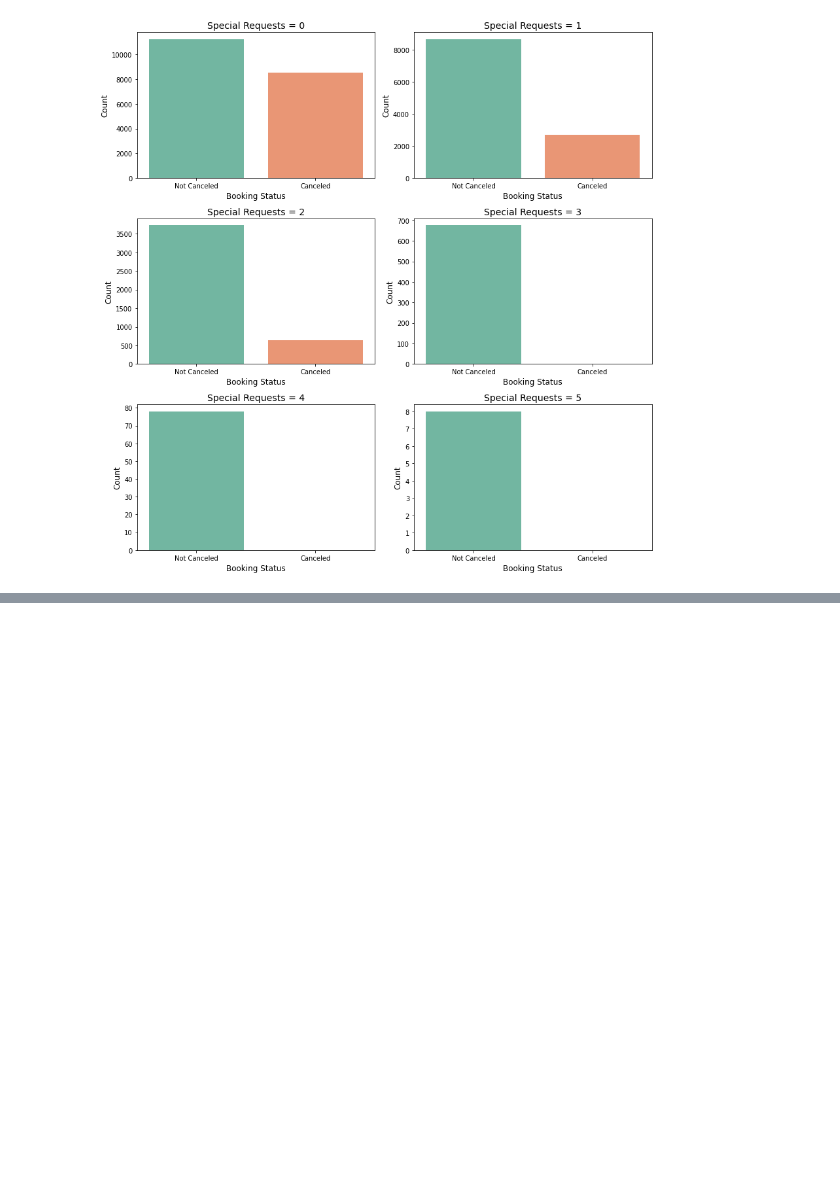
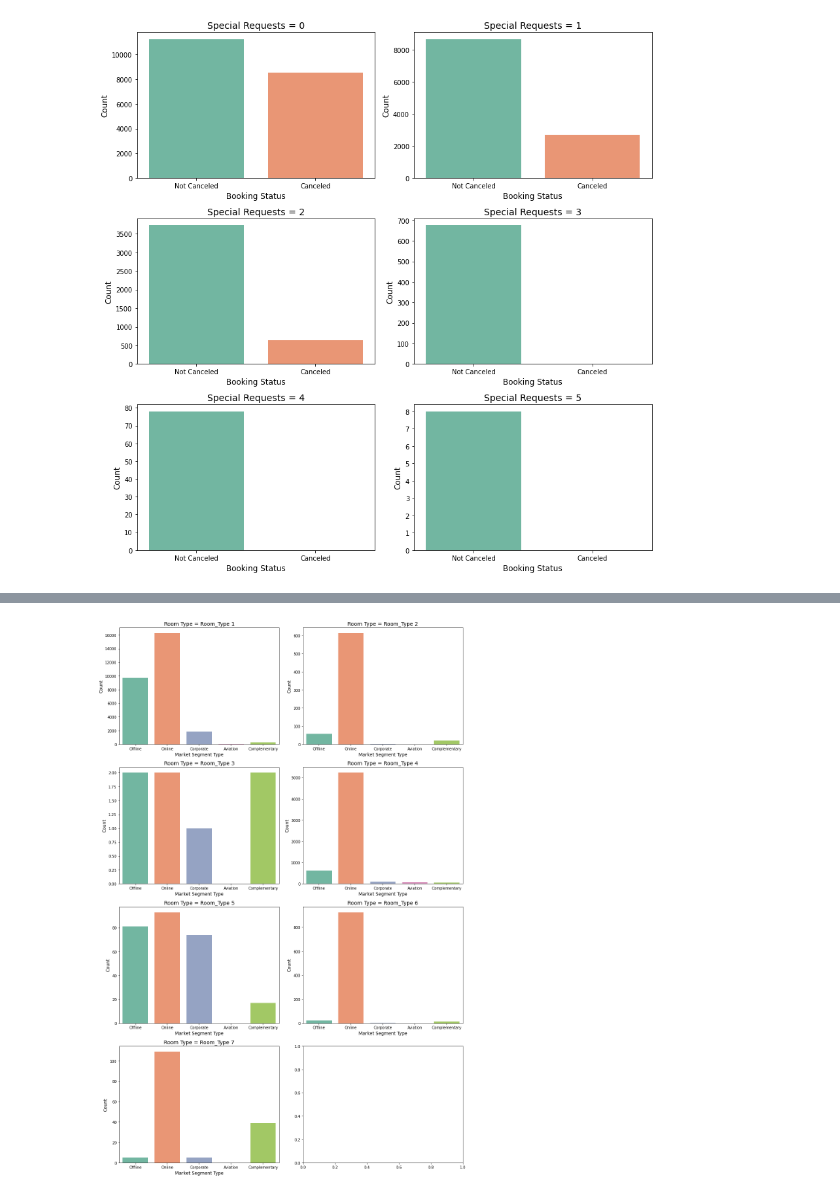
Before and after one commit to Cellula-Tech/Machine-Learning-2024-Winter-Intern-, a Jupyter notebook: cellula_first_task.ipynb, the cells around one changed output, grey strips where cells are left out. Drawn from its saved outputs; the diff is of its cells as text; code cells hidden in the pictures; blank space fills up the shorter version.

Commit message:
added Room Type Popularity by Market Segment plots

```diff
--- a/cellula_first_task.ipynb
+++ b/cellula_first_task.ipynb
@@ -61,0 +65,24 @@ plt.show()
+# %%
+unique_room_types = sorted(df['room type'].unique())
+fig, axes = plt.subplots(nrows=len(unique_room_types)//2 + 1, ncols=2, figsize=(14, len(unique_room_types)*3))
+axes = axes.flatten()
+set2_palette = sns.color_palette('Set2')
+order = ['Offline', 'Online', 'Corporate', 'Aviation', 'Complementary']
+palette={}
+for index in range(len(order)):
+    palette[order[index]] = set2_palette[index]
+# Loop through the unique room types and create subplots
+for i, room_type_value in enumerate(unique_room_types):
+    data_filtered = df[df['room type'] == room_type_value]
+
+    # Plot for each room type value
+    sns.countplot(x='market segment type', data=data_filtered, hue='market segment type', palette=palette, order=order, ax=axes[i])
+    axes[i].set_title(f'Room Type = {room_type_value}', fontsize=14)
+    axes[i].set_xlabel('Market Segment Type', fontsize=12)
+    axes[i].set_ylabel('Count', fontsize=12)
+
+plt.tight_layout()
+
+plt.show()
+# %% [output]
+[figure, added]
```
Also changed, not shown: parts of 1 cell of this notebook.
